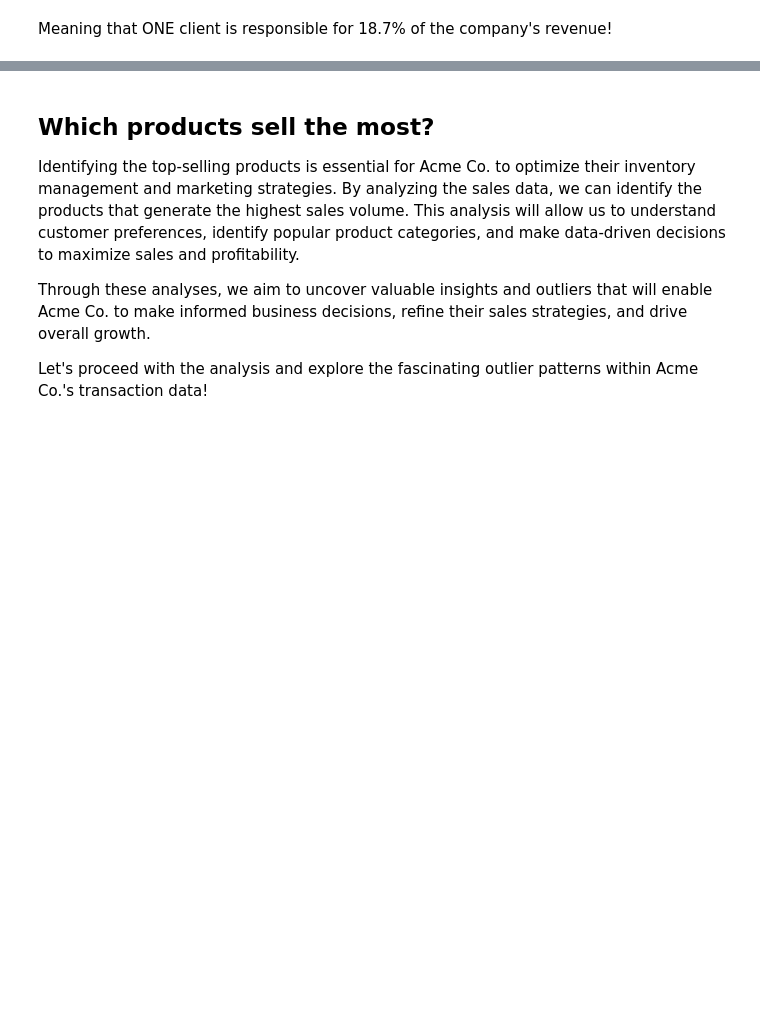
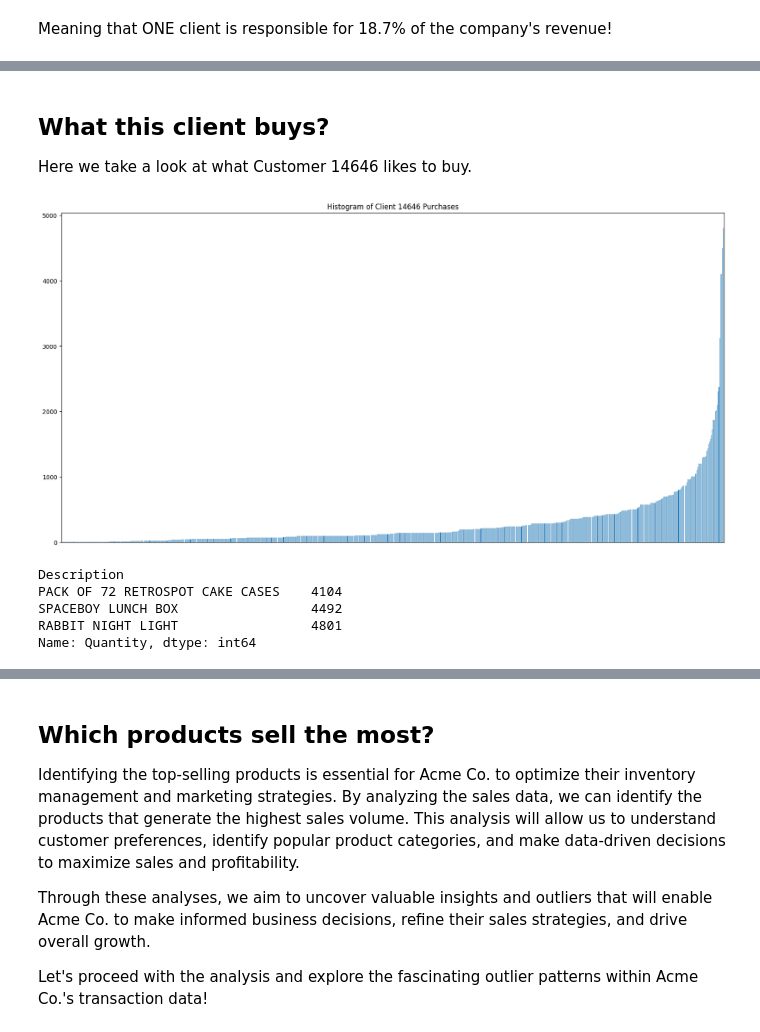
Before and after one commit to TenthAnalyst/Online-Retail-Outlier-Analysis, a Jupyter notebook: online_retail.ipynb, the cells around one changed output, grey strips where cells are left out. Drawn from its saved outputs; the diff is of its cells as text; code cells hidden in the pictures; blank space fills up the shorter version.

```diff
--- a/online_retail.ipynb
+++ b/online_retail.ipynb
@@ -390,0 +382,23 @@ Name: TotalPrice, dtype: float64
+# %% [markdown]
+## What this client buys?
+Here we take a look at what Customer 14646 likes to buy.
+# %%
+top_customer_purchases = df[['Description', 'Quantity']].loc[df['CustomerID'] == 14646].groupby('Description')['Quantity'].sum().sort_values(ascending=True)
+
+top_customer_purchases = top_customer_purchases[top_customer_purchases > 0]
+# %%
+top_customer_purchases.plot(kind="bar", rot=0, figsize=(20, 10))
+plt.xticks([])  # Remove x-axis tick labels
+plt.title("Histogram of Client 14646 Purchases")
+plt.xlabel("")
+plt.show()
+# %% [output]
+[figure, added]
+# %%
+top_customer_purchases.tail(3)
+# %% [output]
+Description
+PACK OF 72 RETROSPOT CAKE CASES    4104
+SPACEBOY LUNCH BOX                 4492
+RABBIT NIGHT LIGHT                 4801
+Name: Quantity, dtype: int64
```
Also changed, not shown: parts of 8 cells of this notebook, 2 other files.
